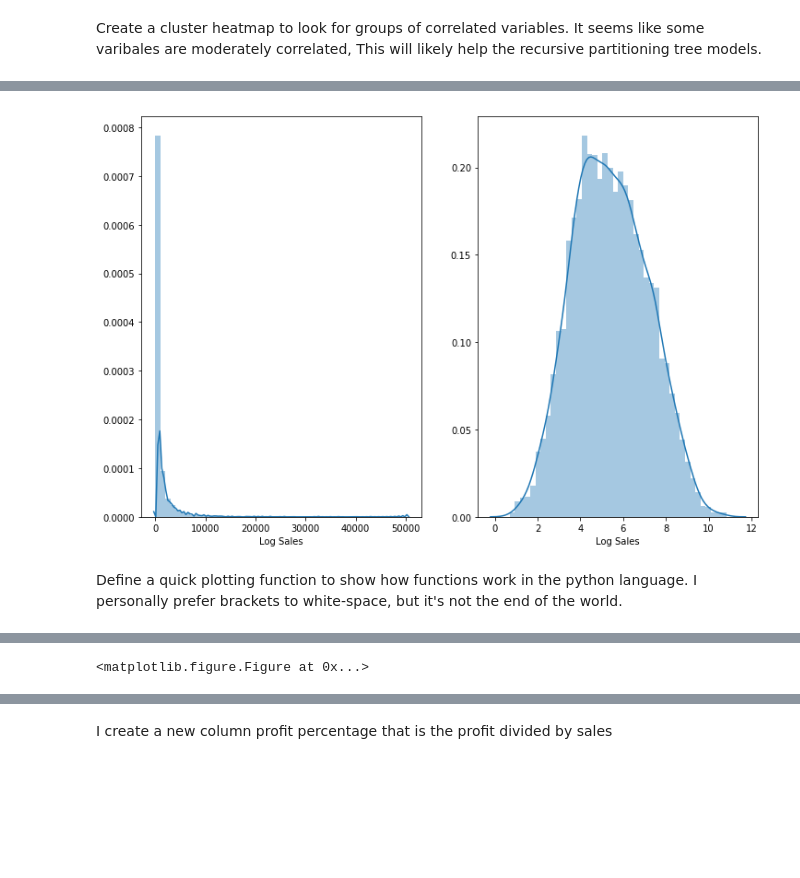
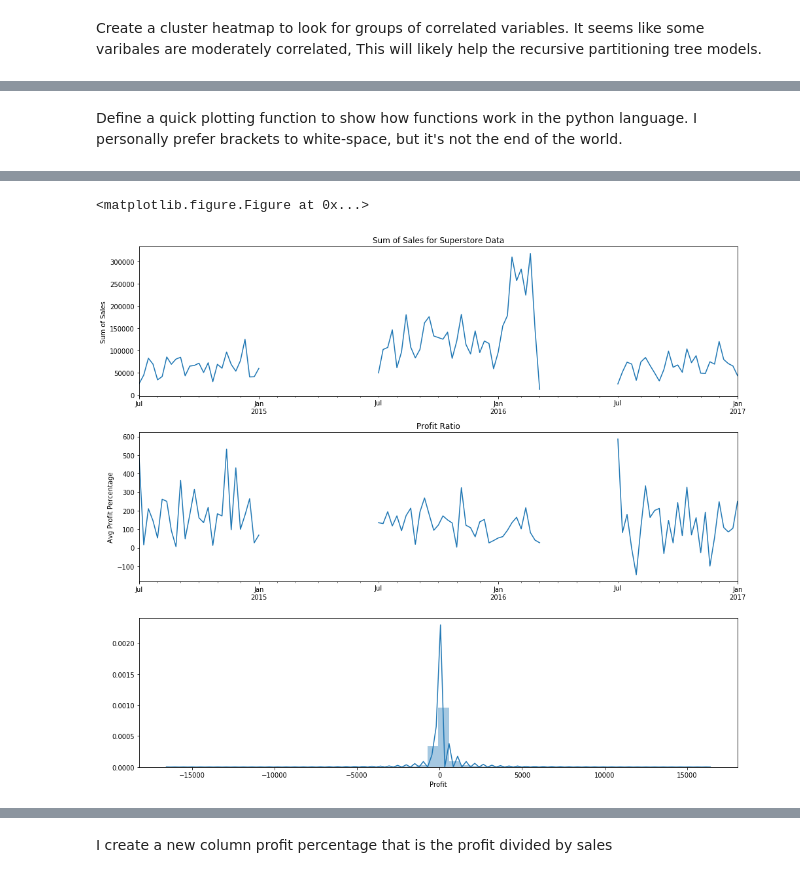
Before and after one commit to pysr1/HEY-, a Jupyter notebook: Supervised Learning with trees.ipynb, the cells around one changed output, grey strips where cells are left out. Cells and saved outputs as stored; diff of their text form; code cells hidden in the pictures; blank space fills up the shorter version.

```diff
--- a/Supervised Learning with trees.ipynb
+++ b/Supervised Learning with trees.ipynb
@@ -214,23 +231,6 @@ plt.show()
 # %%
 store['Order Date']= pd.to_datetime(store['Order Date'])
 store.set_index('Order Date', inplace = True)
-# %%
-# set the size of the figure
-f,ax=plt.subplots(1,2,figsize=(12,8))
-#plt.figure(figsize=(8,8))
-
-# initalize the distplot object with the column of interest in the pandas dataframe
-
-sns.distplot(store['Sales'], ax=ax[0])
-ax[0].set_xlabel("Log Sales")
-
-# add a simple title to the plot
-store['Log Sales'] = np.log(store['Sales'])
-sns.distplot(store['Log Sales'], ax=ax[1])
-
-plt.show()
-# %% [output]
-[figure, removed]
 # %% [markdown]
 Define a quick plotting function to show how functions work in the python language. I personally prefer brackets
 to white-space, but it's not the end of the world.
@@ -251,14 +251,15 @@ plt.title("Sum of Sales for Superstore Data")
 
 
 plt.subplot(312)
-store['Profit Percentage'] = store['Profit'] / store['Sales']
-store['Profit'].resample('W').sum().plot()
-plt.title("Average Profit / Sales Superstore Data")
+store['Profit Percentage'] =  store['Profit'] / store['Sales']
+store['Profit'].resample('W').mean().plot()
+plt.title("Profit Ratio")
 plt.ylabel("Avg Profit Percentage")
 plt.xlabel("")
 
 plt.subplot(313)
 sns.distplot(store['Profit'])
 
-mpld3.display()
+plt.tight_layout()
+plt.show()
 # %% [output]
@@ -266 +266,2 @@ mpld3.display()
 <matplotlib.figure.Figure at 0x...>
+[figure, added]
```
Also changed, not shown: parts of 21 cells of this notebook, 2 other files.
